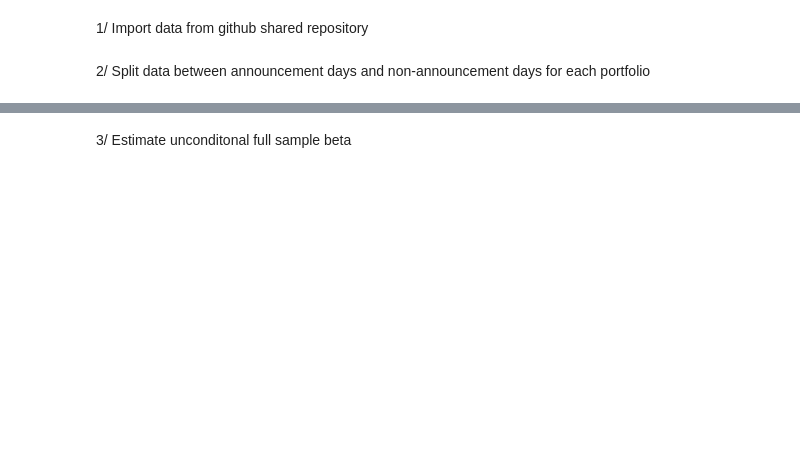
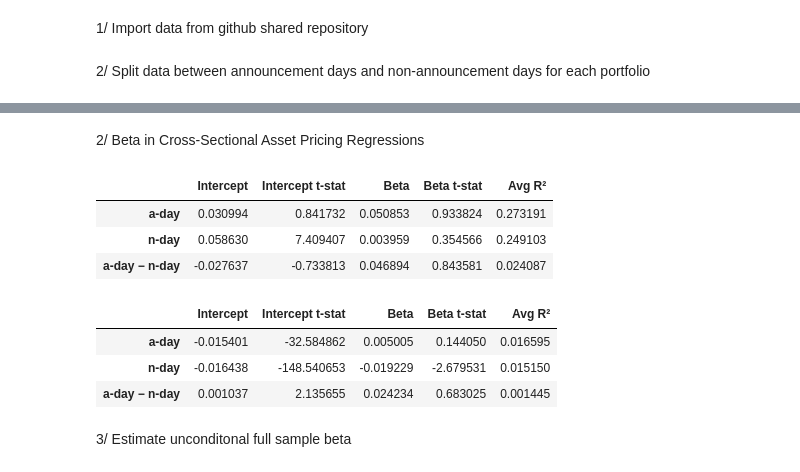
Before and after one commit to carolinebazeli/Memoire_HEC, a Jupyter notebook: memoire.ipynb, the cells around one changed output, grey strips where cells are left out. Drawn from its saved outputs; the diff is of its cells as text; code cells hidden in the pictures; blank space fills up the shorter version.

Commit message:
Fama MacBeth regression

```diff
--- a/memoire.ipynb
+++ b/memoire.ipynb
@@ -257,3 +307,5 @@ def rolling_betas(data, window=252):
 
     betas_time_varying = pd.DataFrame(betas, columns=['date', 'ticker', 'beta'])
     return betas_time_varying.set_index(['date', 'ticker'])['beta'].unstack()
+# %% [markdown]
+2/ Beta in Cross-Sectional Asset Pricing Regressions
@@ -260,3 +434,25 @@ def rolling_betas(data, window=252):
+# %%
+Ten_industry_portfolio_daily_VW_rolling_betas = rolling_betas(Ten_industry_portfolio_daily_VW)
+gammas_A = fama_macbeth_cross_sectional(Ten_industry_portfolio_daily_VW_A_Day, Ten_industry_portfolio_daily_VW_rolling_betas)
+gammas_N = fama_macbeth_cross_sectional(Ten_industry_portfolio_daily_VW_N_Day, Ten_industry_portfolio_daily_VW_rolling_betas)
+results_Ten_industry_portfolio_daily_VW = summarize_fama_macbeth_results(gammas_A, gammas_N)
+results_Ten_industry_portfolio_daily_VW
+# %% [output]
+|  | Intercept | Intercept t-stat | Beta | Beta t-stat | Avg R² |
+| a-day | 0.030994 | 0.841732 | 0.050853 | 0.933824 | 0.273191 |
+| n-day | 0.058630 | 7.409407 | 0.003959 | 0.354566 | 0.249103 |
+| a-day − n-day | -0.027637 | -0.733813 | 0.046894 | 0.843581 | 0.024087 |
+# %%
+stock_market_daily_returns_rolling_betas = rolling_betas(stock_market_daily_returns)
+gammas_A = fama_macbeth_cross_sectional(stock_market_daily_returns_A_Day, stock_market_daily_returns_rolling_betas)
+gammas_N = fama_macbeth_cross_sectional(stock_market_daily_returns_N_Day, stock_market_daily_returns_rolling_betas)
+results_stock_market_daily_returns= summarize_fama_macbeth_results(gammas_A, gammas_N)
+results_stock_market_daily_returns
+# %% [output]
+|  | Intercept | Intercept t-stat | Beta | Beta t-stat | Avg R² |
+| a-day | -0.015401 | -32.584862 | 0.005005 | 0.144050 | 0.016595 |
+| n-day | -0.016438 | -148.540653 | -0.019229 | -2.679531 | 0.015150 |
+| a-day − n-day | 0.001037 | 2.135655 | 0.024234 | 0.683025 | 0.001445 |
 # %% [markdown]
 3/ Estimate unconditonal full sample beta
 # %%
```
Also changed, not shown: parts of 16 cells of this notebook.
